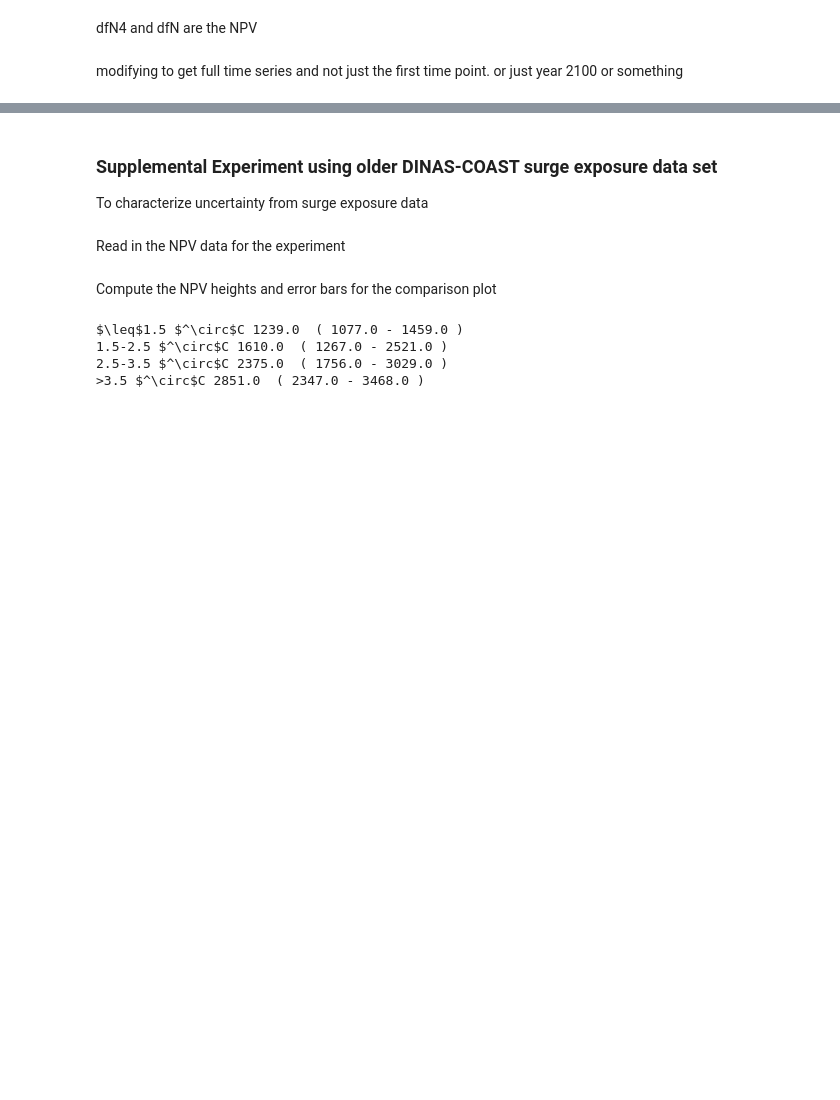
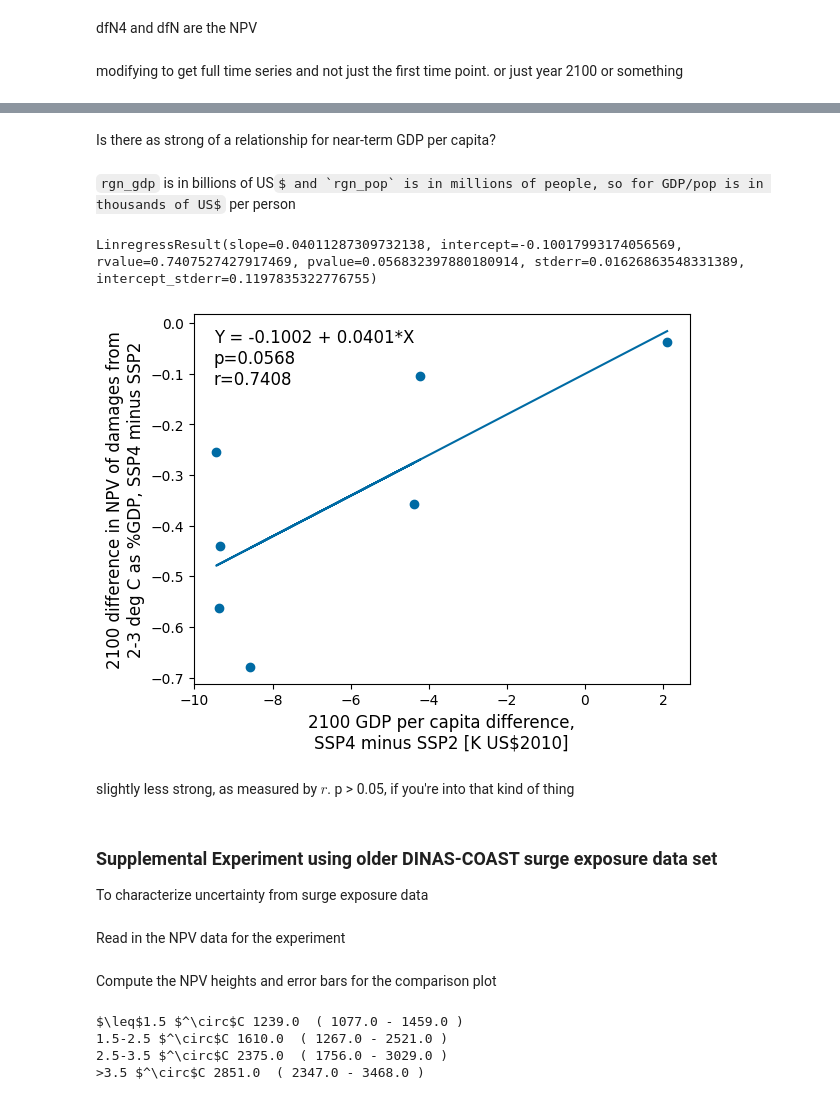
Before and after one commit to raddleverse/tempthresholds, a Jupyter notebook: analysis_darnell.ipynb, the cells around one changed output, grey strips where cells are left out. Saved outputs shown, nothing was run; the diff lists cells and outputs as text; code cells hidden in the pictures; some formulas as TeX source; blank space fills up the shorter version.

```diff
--- a/analysis_darnell.ipynb
+++ b/analysis_darnell.ipynb
@@ -813,0 +784,2 @@ plt.scatter(rgn_gdp_l[(2,45)]-rgn_gdp_l[(4,60)], dt23[scen], color="black")
+# %% [markdown]
+Is there as strong of a relationship for near-term GDP per capita?
@@ -813,0 +809,2 @@ plt.scatter(rgn_gdp_l[(2,45)]-rgn_gdp_l[(4,60)], dt23[scen], color="black")
+# %% [markdown]
+`rgn_gdp` is in billions of US$ and `rgn_pop` is in millions of people, so for GDP/pop is in thousands of US$ per person
@@ -814,3 +817,26 @@ plt.scatter(rgn_gdp_l[(2,45)]-rgn_gdp_l[(4,60)], dt23[scen], color="black")
+# %%
+npv_diffs23 = [np.diff(npv_heights_rgn4[rgn][1:3])[0] - np.diff(npv_heights_rgn[rgn][1:3])[0] for rgn in regions]
+# %%
+gdp_diffs = [rgn_gdp_l[(4,60)][i] - rgn_gdp_l[(2,45)][i] for i in range(len(regions))]
+pop_diffs = [rgn_pop_l[(4,60)][i] - rgn_pop_l[(2,45)][i] for i in range(len(regions))]
+gdppop_diffs = [rgn_gdppop_l[(4,60)][i] - rgn_gdppop_l[(2,45)][i] for i in range(len(regions))]
+# %%
+fit = linregress(gdppop_diffs, npv_diffs23)
+print(fit)
+# %% [output]
+LinregressResult(slope=0.04011287309732138, intercept=-0.10017993174056569, rvalue=0.7407527427917469, pvalue=0.056832397880180914, stderr=0.01626863548331389, intercept_stderr=0.1197835322776755)
+# %%
+fittext = "Y = " + str(np.round(fit.intercept, 4)) + " + " + str(np.round(fit.slope, 4)) + "*X \np=" + str(np.round(fit.pvalue,4)) + "\nr=" + str(np.round(fit.rvalue, 4))
+# %%
+plt.scatter(gdppop_diffs, npv_diffs23)
+plt.plot(np.array(gdppop_diffs), fit.intercept + fit.slope * np.array(gdppop_diffs))
+plt.text(-9.5, -.12, fittext, fontsize=12)
+plt.xlabel("2100 GDP per capita difference,\nSSP4 minus SSP2 [K US$2010]", fontsize=12)
+plt.ylabel("2100 difference in NPV of damages from\n2-3 deg C as %GDP, SSP4 minus SSP2", fontsize=12);
+# %% [output]
+[figure, added]
+# %% [markdown]
+slightly less strong, as measured by $r$. p > 0.05, if you're into that kind of thing
 # %% [markdown]
 ### Supplemental Experiment using older DINAS-COAST surge exposure data set
 
```
Also changed, not shown: parts of 26 cells of this notebook, 1 other file.
